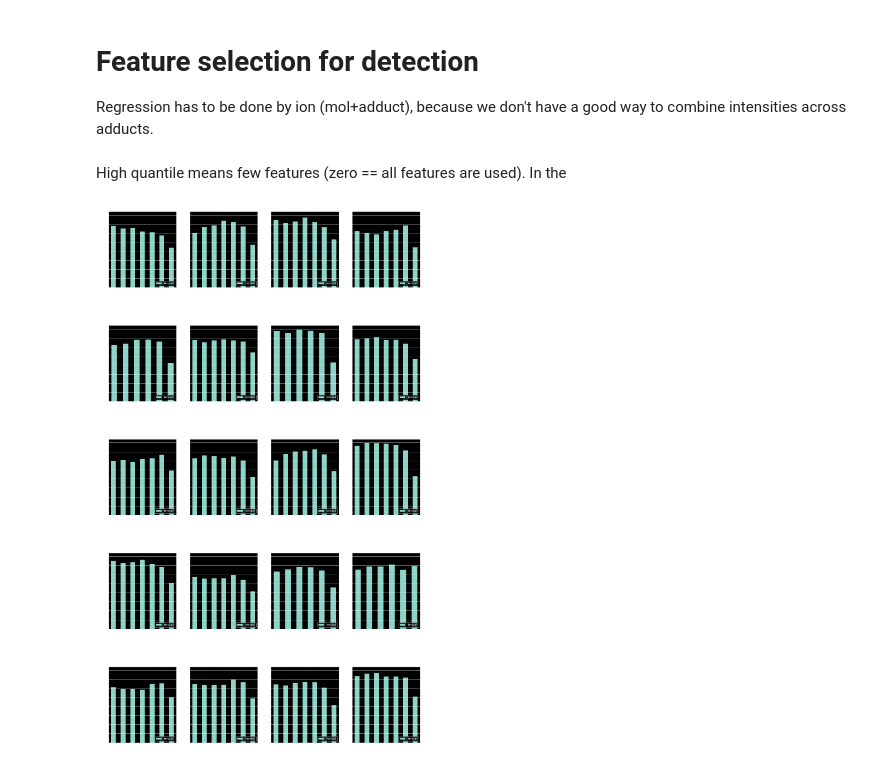
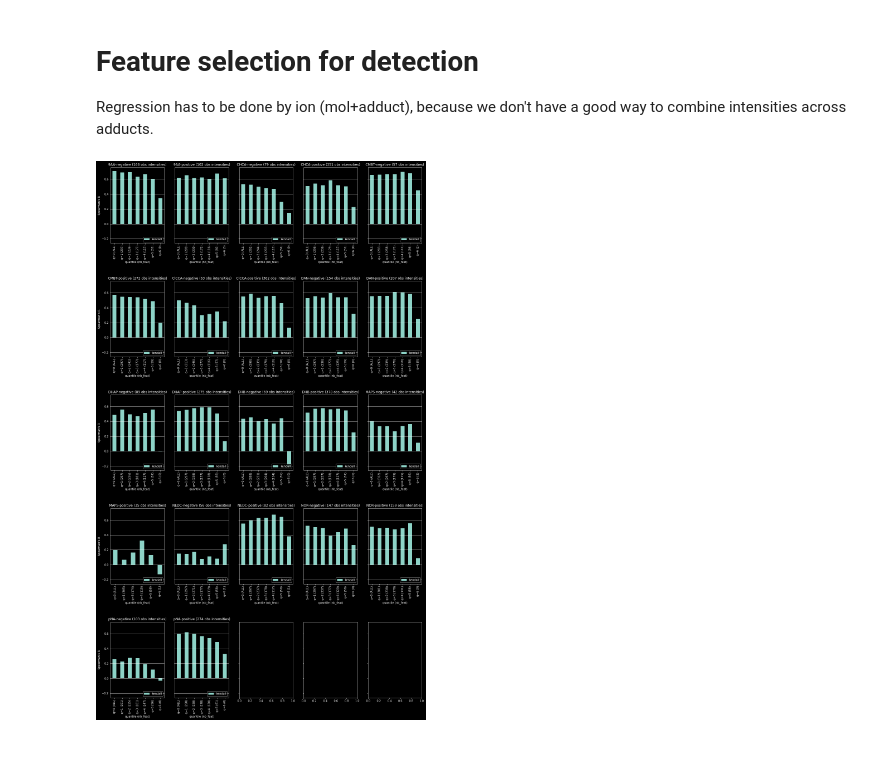
Before and after one commit to alexandrovteam/predicting-APMALDI-response, a Jupyter notebook: notebooks/eval_feat_selection.ipynb, the cells around one changed output. Drawn from its saved outputs; the diff is of its cells as text; code cells hidden in the pictures; blank space fills up the shorter version.

Commit message:
Add updated feature selection results

```diff
--- a/notebooks/eval_feat_selection.ipynb
+++ b/notebooks/eval_feat_selection.ipynb
@@ -16,3 +13,6 @@ TASK_TYPE = "detection"
+# %%
+TASK_TYPE = "regression_on_detected"
+# TASK_TYPE = "detection_per_mol"
 # %%
 results_dir = Path.cwd() / "../results" / TASK_TYPE
 plots_dir = Path.cwd() / "../plots" / TASK_TYPE
@@ -40,12 +32,12 @@ elif TASK_TYPE == "regression_on_all":
 # %%
 # compute Spearman's/Pearson's correlation and mean squared error for each matrix/polarity/regressor
-if TASK_TYPE == "detection":
+if "detection" in TASK_TYPE:
     score_cols = ['not_det_precision', 'not_det_recall', 'not_det_f1', 'not_detected',
                                                 'det_precision', 'det_recall', 'det_f1', 'detected', 'macro_avg_f1_score']
     model_metrics = pd.DataFrame(columns = ['train_setup', 'matrix', 'polarity', 'model_type', 'feat_sel_method', 'quantile', 'nb_features'] + score_cols)
     model_metrics_global = pd.DataFrame(columns = ['train_setup', 'model_type', 'feat_sel_method', 'quantile', 'nb_features'] + score_cols)
     model_typename = "classifier"
-elif TASK_TYPE == "regression_on_all":
+elif "regression" in TASK_TYPE:
     # compute Spearman's/Pearson's correlation and mean squared error for each matrix/polarity/regressor
     scores = ["Spearman's R", 'S pval', "Pearson's R", 'P pval', 'RMSE', 'RMSE/std', 'non-zero obs']
     model_metrics = pd.DataFrame(columns = ['train_setup', 'matrix', 'polarity', 'model_type', 'feat_sel_method', 'quantile', "nb_features"] + scores)
@@ -63,12 +55,15 @@ for train_setup in filenames:
     loc_models_results = loc_models_results.rename(columns={'Matrix short': 'matrix',
                                                           'Polarity': 'polarity'})
 
+    if loc_models_results.observed_value.dtype == "bool":
+        loc_models_results.observed_value = np.where(loc_models_results.observed_value, 1, 0)
+
 
 
     for (matrix, polarity, model_type, feat_sel_met, quantile), rows in loc_models_results.groupby(['matrix', 'polarity', model_typename, 'feat_sel_method', 'feat_sel_quantile']):
         # remove zero intensity molecules if needed (optional)
 
-        if TASK_TYPE == "detection":
+        if "detection" in TASK_TYPE:
             clf_report = classification_report(rows.observed_value, rows.prediction, output_dict = True, zero_division=0)
             if rows.observed_value.max() == 0:
                 print("no detection!")
@@ -80,7 +75,7 @@ for train_setup in filenames:
                                               clf_report['macro avg']['f1-score']
                                               ]
             model_metrics.loc[counter] = result_row
-        elif TASK_TYPE == "regression_on_all":
+        elif "regression" in TASK_TYPE:
             if not INCLUDE_NOT_DETECTED_IN_SCORE:
                 rows = rows[rows['observed_value']!=0]
 
@@ -100,7 +95,7 @@ for train_setup in filenames:
 
     # Compute global scores:
     for (model_type, feat_sel_met, quantile), rows in loc_models_results.groupby([model_typename, 'feat_sel_method', 'feat_sel_quantile']):
-        if TASK_TYPE == "detection":
+        if "detection" in TASK_TYPE:
             clf_report = classification_report(rows.observed_value, rows.prediction, output_dict = True, zero_division=0)
             if rows.observed_value.max() == 0:
                 print("no detection!")
@@ -111,7 +106,7 @@ for train_setup in filenames:
                                               clf_report['1']['f1-score'], clf_report['1']['support'],
                                               clf_report['macro avg']['f1-score']
                                               ]
-        elif TASK_TYPE == "regression_on_all":
+        elif "regression" in TASK_TYPE:
             if not INCLUDE_NOT_DETECTED_IN_SCORE:
                 rows = rows[rows['observed_value']!=0]
 
@@ -124,51 +119,49 @@ for train_setup in filenames:
                                                rows[rows['observed_value']!=0].shape[0]]
 
         counter_global += 1
-# %% [markdown]
-High quantile means few features (zero == all features are used). In the
 # %%
 plt.rcParams.update({'font.size': 10})
-fig, axes = plt.subplots(ncols=4,nrows=5, sharey=True, figsize= (20, 35))
+fig, axes = plt.subplots(ncols=5,nrows=5, sharey=True, figsize= (20, 35))
 ax_list = axes.flat
 
 feature_sel_method = "kendall"
 # feature_sel_method = "mutual_info"
 # feature_sel_method = "spearman"
 
-if TASK_TYPE == "detection":
+if "detection" in TASK_TYPE:
     metric = "macro_avg_f1_score"
-elif TASK_TYPE == "regression_on_all":
+elif "regression" in TASK_TYPE:
     metric = "Spearman's R"
 
 
 plotted_metrics = model_metrics[model_metrics.feat_sel_method == feature_sel_method]
 i = 0
 for (matrix, polarity), rows in plotted_metrics.groupby(['matrix', 'polarity']):
     # nb_obs = rows['non-zero obs'].drop_duplicates().values[0]
-    if TASK_TYPE == "detection":
+    if "detection" in TASK_TYPE:
         count_key = 'detected'
-    elif TASK_TYPE == "regression_on_all":
+    elif "regression" in TASK_TYPE:
         count_key = 'non-zero obs'
     nb_obs = rows[count_key].drop_duplicates().values[0]
     rows.loc[rows["nb_features"] == rows["nb_features"].max(), "nb_features"] = "ALL"
     rows["quantile (nb_feat)"] = "q=" + rows["quantile"].astype("str") + " (" + rows["nb_features"].astype("str") + ")"
     rows = rows.set_index(["quantile (nb_feat)", "feat_sel_method"], drop = True).sort_values( by = ["feat_sel_method", metric])
     rows = rows.unstack("feat_sel_method")
     rows[metric].plot.bar(ax = ax_list[i], title=f"{matrix}-{polarity} ({nb_obs} obs intensities)")
     ax_list[i].set_ylabel(metric)
     ax_list[i].grid(axis='y')
     # TODO: position legend
     ax_list[i].legend(loc="lower right")
     # if i != 0:
     #     ax_list[i].get_legend().set_visible(False)
     i+=1
 
 plt.subplots_adjust(hspace=0.5)
 plt.show()
 (plots_dir / "feat_selection").mkdir(exist_ok=True)
 fig.savefig(plots_dir / "feat_selection"/ f"{feature_sel_method}-{INCLUDE_NOT_DETECTED_IN_SCORE}.pdf")
 # %% [output]
-[figure, old version]
+[figure, new version]
 # %%
 plt.rcParams.update({'font.size': 25})
 fig, ax = plt.subplots(ncols=1,nrows=1, sharey=True, figsize= (15, 15))
```
Also changed, not shown: parts of 6 cells of this notebook, 15 other files.
